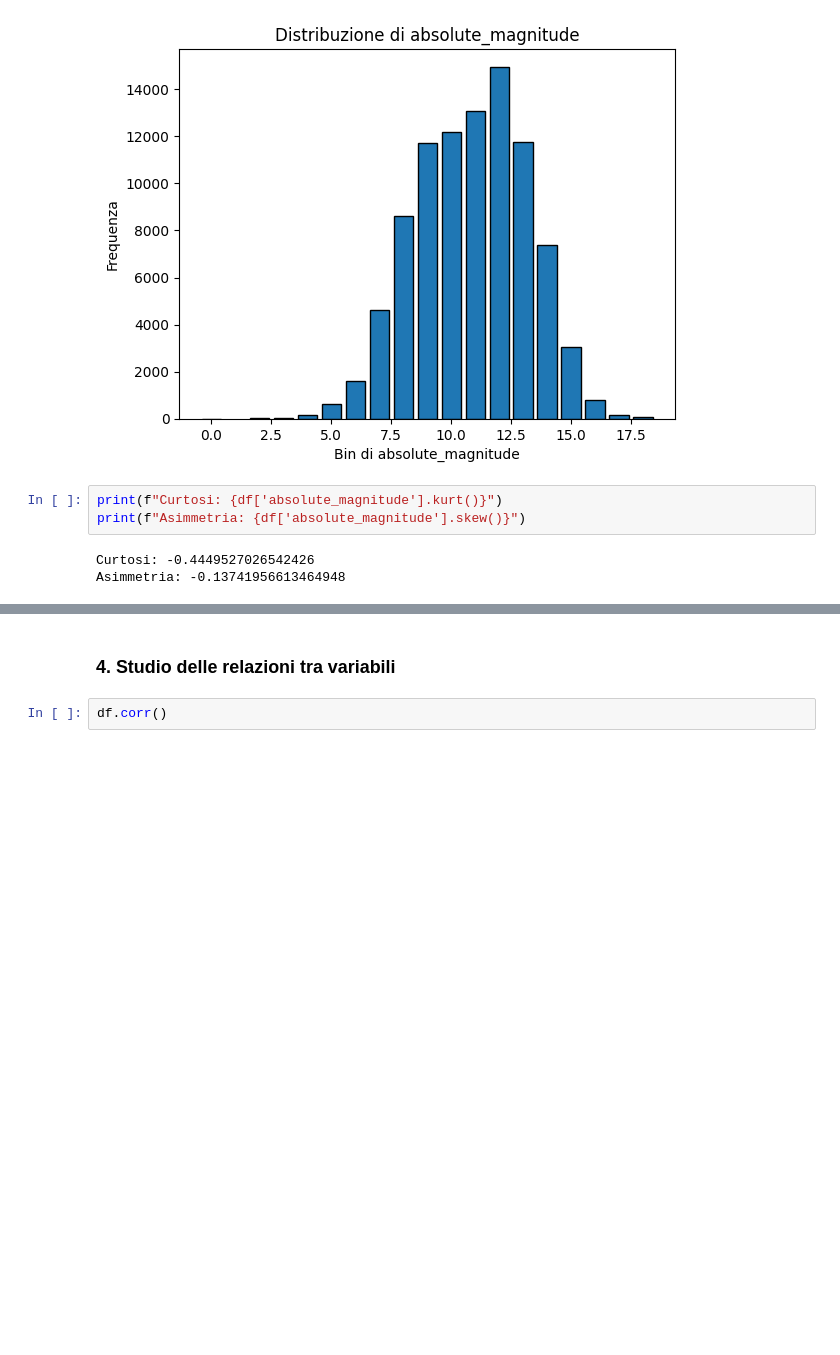
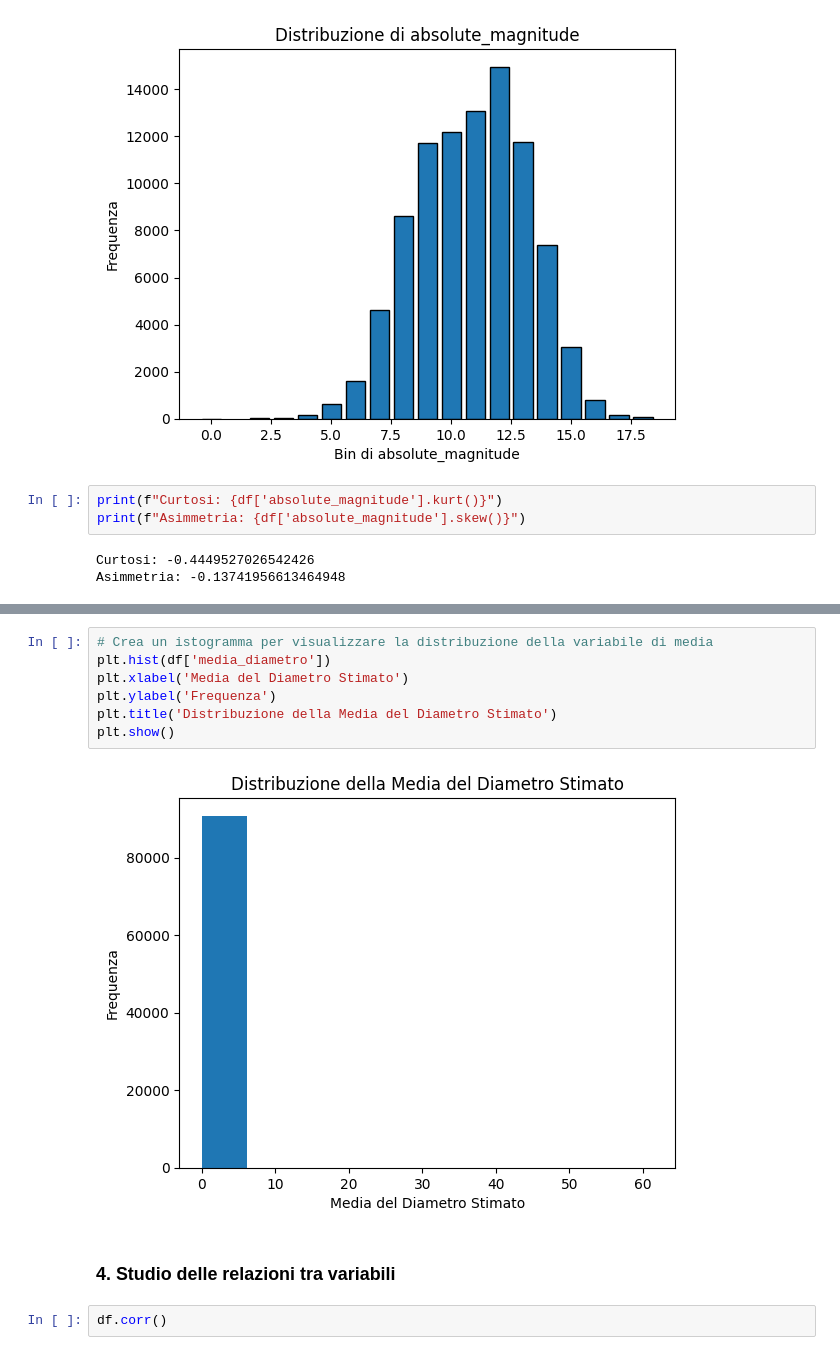
Before and after one commit to LolloMagicMagia/ML-Laboratory, a Jupyter notebook: Progetto.ipynb, the cells around one changed output, grey strips where cells are left out. Cells and saved outputs as stored; diff of their text form; blank space fills up the shorter version.

```diff
--- a/Progetto.ipynb
+++ b/Progetto.ipynb
@@ -416,3 +430,12 @@ Asimmetria: -0.13741956613464948
+# %%
+# Crea un istogramma per visualizzare la distribuzione della variabile di media
+plt.hist(df['media_diametro'])
+plt.xlabel('Media del Diametro Stimato')
+plt.ylabel('Frequenza')
+plt.title('Distribuzione della Media del Diametro Stimato')
+plt.show()
+# %% [output]
+[figure, added]
 # %% [markdown]
 ### 4. Studio delle relazioni tra variabili
 # %%
```
Also changed, not shown: parts of 6 cells of this notebook.
